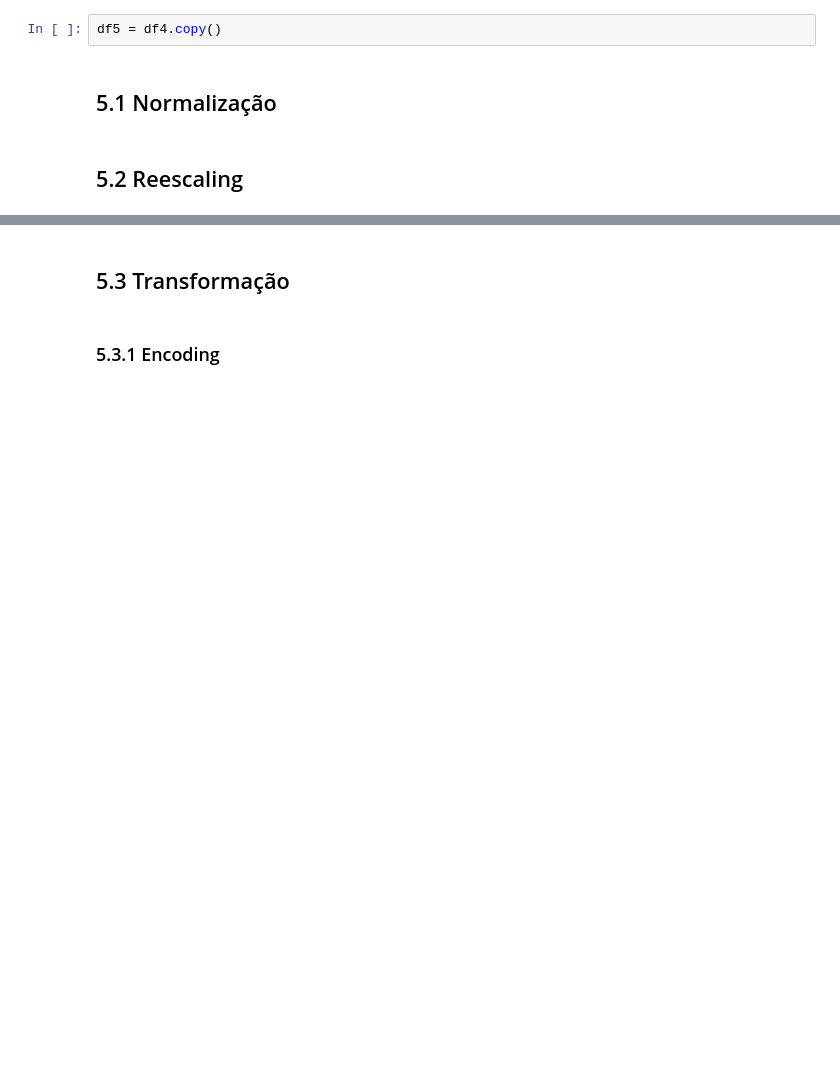
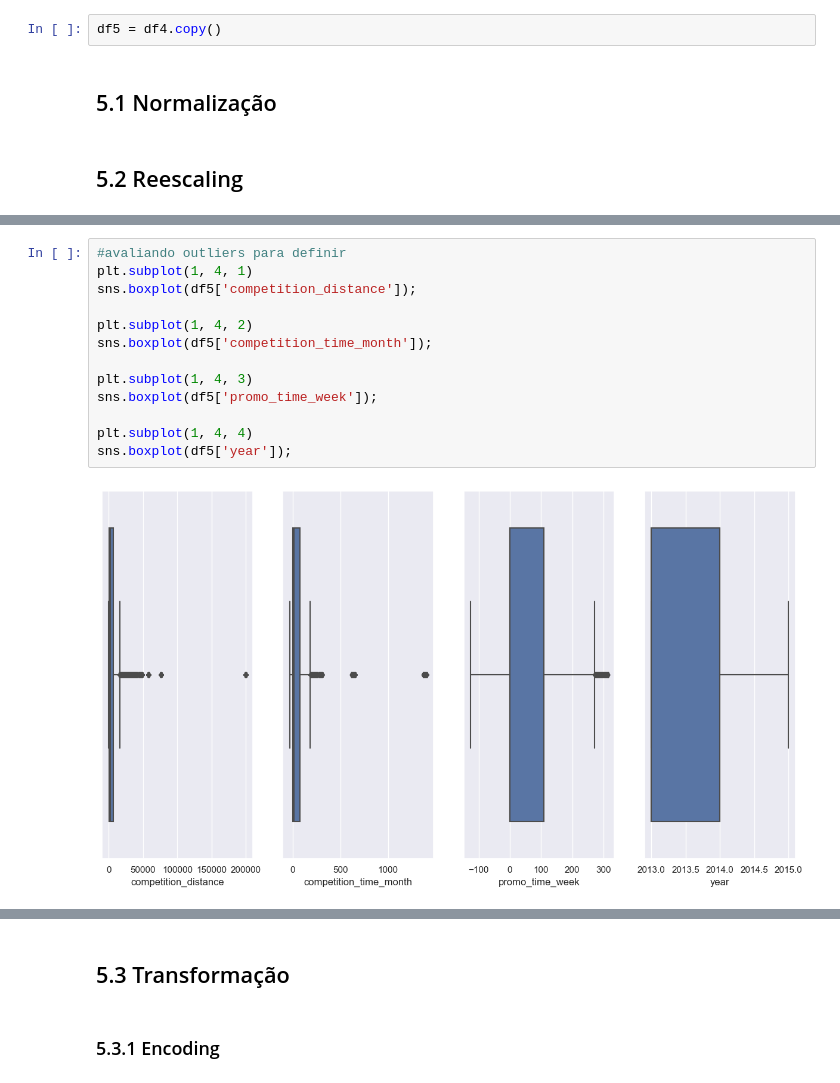
Before and after one commit to LeonardoArndt/proj2_ds_em_prod, a Jupyter notebook: m10_v01_store_sales_prediction.ipynb, the cells around one changed output, grey strips where cells are left out. Cells and saved outputs as stored; diff of their text form; blank space fills up the shorter version.

```diff
--- a/m10_v01_store_sales_prediction.ipynb
+++ b/m10_v01_store_sales_prediction.ipynb
@@ -938,0 +964,15 @@ sns.distplot(df5['competition_distance']);
+# %%
+#avaliando outliers para definir
+plt.subplot(1, 4, 1)
+sns.boxplot(df5['competition_distance']);
+
+plt.subplot(1, 4, 2)
+sns.boxplot(df5['competition_time_month']);
+
+plt.subplot(1, 4, 3)
+sns.boxplot(df5['promo_time_week']);
+
+plt.subplot(1, 4, 4)
+sns.boxplot(df5['year']);
+# %% [output]
+[figure, added]
```
Also changed, not shown: parts of 42 cells of this notebook.
